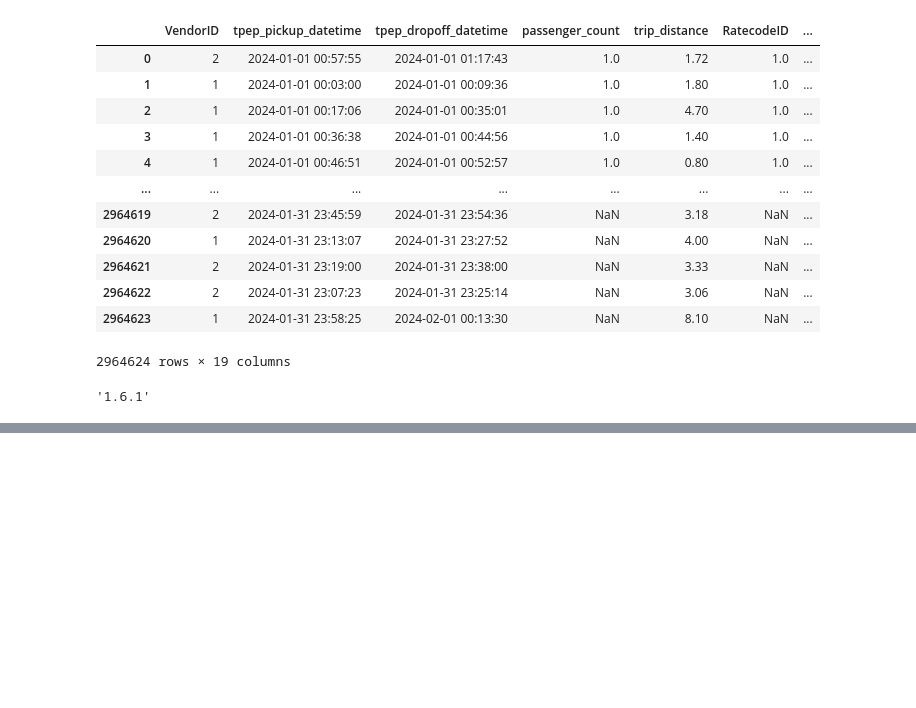
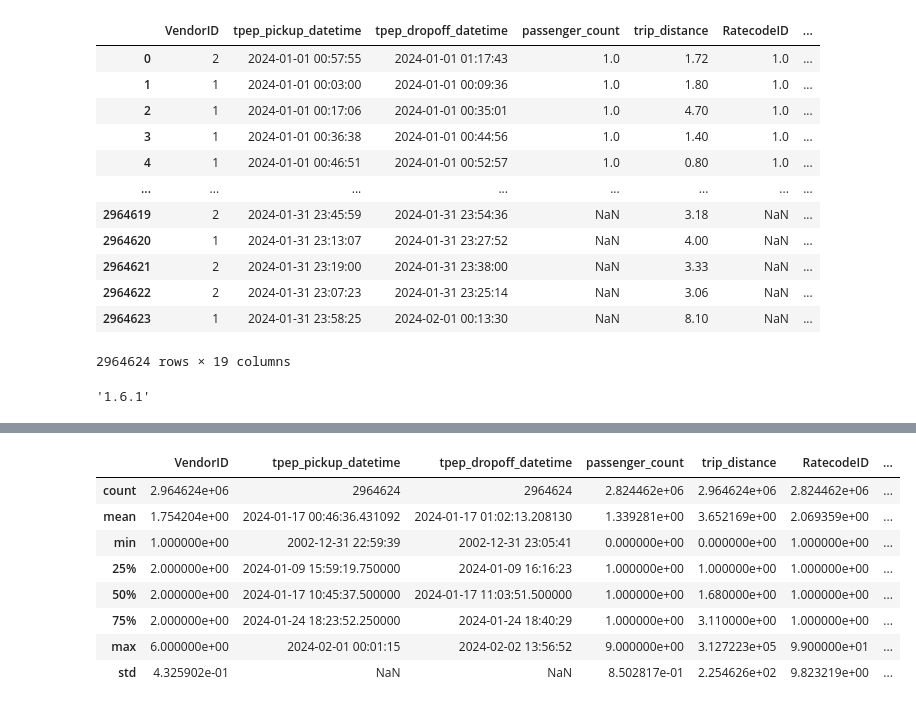
Before and after one commit to DeeplerningAI/mlops-2025, a Jupyter notebook: 01-intro/homework.ipynb, the cells around one changed output, grey strips where cells are left out. Saved outputs shown, nothing was run; the diff lists cells and outputs as text; code cells hidden in the pictures; blank space fills up the shorter version.

```diff
--- a/01-intro/homework.ipynb
+++ b/01-intro/homework.ipynb
@@ -46,0 +52,12 @@ sklearn.__version__
+# %%
+df.describe()
+# %% [output]
+|  | VendorID | tpep_pickup_datetime | tpep_dropoff_datetime | passenger_count | trip_distance | RatecodeID | ... |
+| count | 2.964624e+06 | 2964624 | 2964624 | 2.824462e+06 | 2.964624e+06 | 2.824462e+06 | ... |
+| mean | 1.754204e+00 | 2024-01-17 00:46:36.431092 | 2024-01-17 01:02:13.208130 | 1.339281e+00 | 3.652169e+00 | 2.069359e+00 | ... |
+| min | 1.000000e+00 | 2002-12-31 22:59:39 | 2002-12-31 23:05:41 | 0.000000e+00 | 0.000000e+00 | 1.000000e+00 | ... |
+| 25% | 2.000000e+00 | 2024-01-09 15:59:19.750000 | 2024-01-09 16:16:23 | 1.000000e+00 | 1.000000e+00 | 1.000000e+00 | ... |
+| 50% | 2.000000e+00 | 2024-01-17 10:45:37.500000 | 2024-01-17 11:03:51.500000 | 1.000000e+00 | 1.680000e+00 | 1.000000e+00 | ... |
+| 75% | 2.000000e+00 | 2024-01-24 18:23:52.250000 | 2024-01-24 18:40:29 | 1.000000e+00 | 3.110000e+00 | 1.000000e+00 | ... |
+| max | 6.000000e+00 | 2024-02-01 00:01:15 | 2024-02-02 13:56:52 | 9.000000e+00 | 3.127223e+05 | 9.900000e+01 | ... |
+| std | 4.325902e-01 | NaN | NaN | 8.502817e-01 | 2.254626e+02 | 9.823219e+00 | ... |
```
Also changed, not shown: parts of 5 cells of this notebook, 30 other files.
